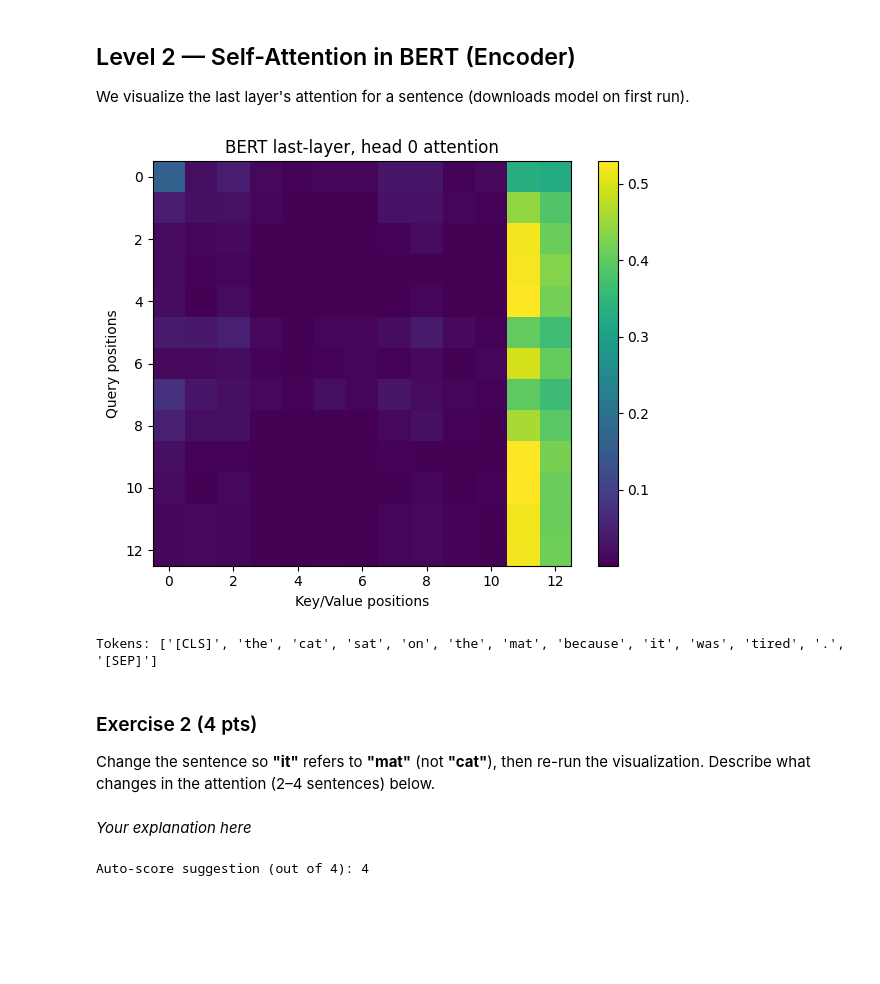
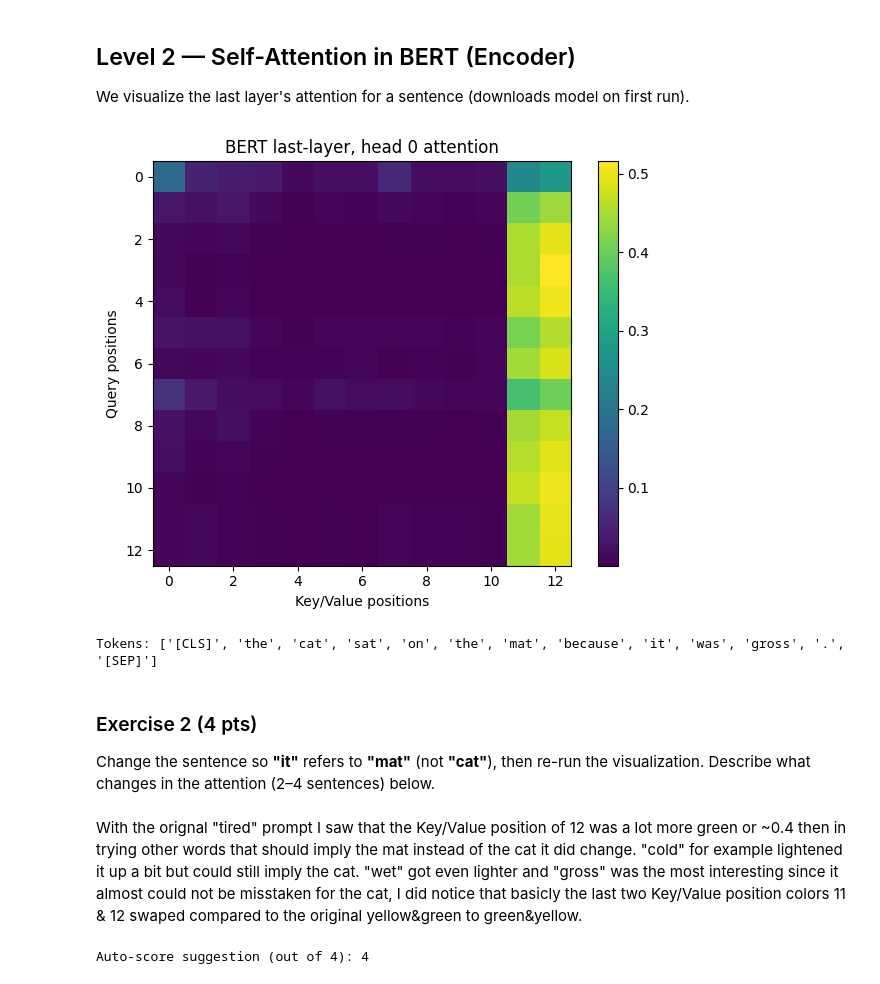
Before and after one commit to EduardoIsWorking/CSCI4931, a Jupyter notebook: Q20/Transformers_Attention_and_beyond.ipynb, the cells around one changed output. Cells and saved outputs as stored; diff of their text form; code cells hidden in the pictures; blank space fills up the shorter version.

```diff
--- a/Q20/Transformers_Attention_and_beyond.ipynb
+++ b/Q20/Transformers_Attention_and_beyond.ipynb
@@ -63,42 +63,42 @@ We visualize the last layer's attention for a sentence (downloads model on first
 # %%
 
 import torch
 from transformers import AutoTokenizer, AutoModel
 import matplotlib.pyplot as plt
 
 device = "cuda" if torch.cuda.is_available() else "cpu"
 tokenizer = AutoTokenizer.from_pretrained("bert-base-uncased")
 model = AutoModel.from_pretrained("bert-base-uncased", output_attentions=True).to(device)
 
-sentence = "The cat sat on the mat because it was tired."
+sentence = "The cat sat on the mat because it was gross."
 inputs = tokenizer(sentence, return_tensors="pt").to(device)
 with torch.no_grad():
     outputs = model(**inputs)
 
 attentions = outputs.attentions  # (layers, batch, heads, seq, seq)
 last = attentions[-1][0]         # (heads, seq, seq)
 head0 = last[0].cpu().numpy()
 
 plt.figure(figsize=(6,5))
 plt.imshow(head0, aspect="auto")
 plt.title("BERT last-layer, head 0 attention")
 plt.xlabel("Key/Value positions")
 plt.ylabel("Query positions")
 plt.colorbar()
 plt.tight_layout()
 plt.show()
 
 print("Tokens:", tokenizer.convert_ids_to_tokens(inputs['input_ids'][0]))
 # %% [output]
-[figure, old version]
+[figure, new version]
-Tokens: ['[CLS]', 'the', 'cat', 'sat', 'on', 'the', 'mat', 'because', 'it', 'was', 'tired', '.', '[SEP]']
+Tokens: ['[CLS]', 'the', 'cat', 'sat', 'on', 'the', 'mat', 'because', 'it', 'was', 'gross', '.', '[SEP]']
 # %% [markdown]
 
 ### Exercise 2 (4 pts)
 Change the sentence so **"it"** refers to **"mat"** (not **"cat"**), then re-run the visualization.
 Describe what changes in the attention (2–4 sentences) below.
 # %% [markdown]
-*Your explanation here*
+With the orignal "tired" prompt I saw that the Key/Value position of 12 was a lot more green or ~0.4 then in trying other words that should imply the mat instead of the cat it did change. "cold" for example lightened it up a bit but could still imply the cat. "wet" got even lighter and "gross" was the most interesting since it almost could not be misstaken for the cat, I did notice that basicly the last two Key/Value position colors 11 & 12 swaped compared to the original yellow&green to green&yellow.
 # %%
 
 # Auto-check heuristic (4 pts): encourage both 'mat' and 'cat' in sentence.
```
Also changed, not shown: parts of 7 cells of this notebook.
